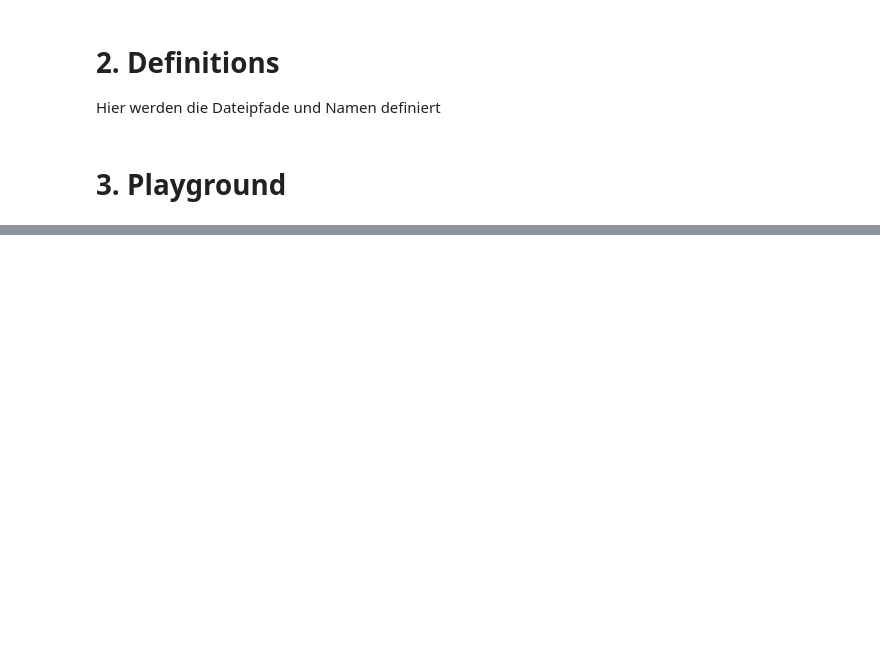
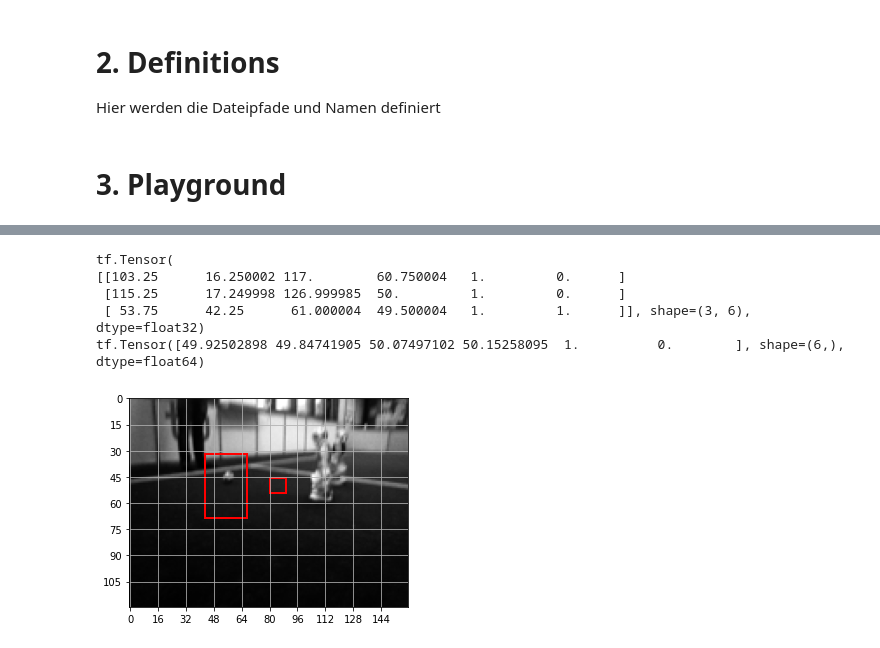
Before and after one commit to ThomasJaegerTJ/r2k-object-detection, a Jupyter notebook: src/multi_nao_playground.ipynb, the cells around one changed output, grey strips where cells are left out. Cells and saved outputs as stored; diff of their text form; code cells hidden in the pictures; blank space fills up the shorter version.

```diff
--- a/src/multi_nao_playground.ipynb
+++ b/src/multi_nao_playground.ipynb
@@ -113,0 +157,22 @@ for id, (img, lbl) in enumerate(testset):
+# %%
+csv_dir = '/home/david/workspace/hskl-robocupgermanopen-2021/ObjectDetection/data/datasets/ImageTagger/labels'
+labels = []
+csv_files = os.listdir(csv_dir)
+
+for i, file in enumerate(csv_files):
+    ds_name = os.path.splitext(file)[0]
+    csv_path = os.path.join(csv_dir, file)
+
+    examples = pd.read_csv(csv_path, index_col=None, header=0)
+    labels.append(examples[examples['class'] != 0])
+
+labels = pd.concat(labels, axis=0, ignore_index=True)
+labels['w'] = (labels['xmax'] - labels['xmin']) / 640
+labels['h'] = (labels['ymax'] - labels['ymin']) / 480
+avg_w_nao = labels[labels['class'] == 1]['w'].mean()
+avg_w_ball = labels[labels['class'] == 2]['w'].mean()
+avg_h_nao = labels[labels['class'] == 1]['h'].mean()
+avg_h_ball = labels[labels['class'] == 2]['h'].mean()
+print(labels)
+print('NAO: ' + str(avg_w_nao) + ', ' + str(avg_h_nao))
+print('BALL: ' + str(avg_w_ball) + ', ' + str(avg_h_ball))
@@ -113,0 +197,19 @@ for id, (img, lbl) in enumerate(testset):
+# %%
+testset = ds.load_tfrecord_dataset('../data/datasets/ImageTagger/records/test/test_1.record').map(lambda x,y: (x, util.preprocess_true_boxes(y, params.model.grid.shape))).batch(1).skip(15).take(1)
+
+for id, (img, lbl) in enumerate(testset):
+    pred = model.predict([img])
+    true_bboxes = util.postprocess_dataset_labels(lbl, params.dataset.image.size)
+    print(true_bboxes)
+    print(util.convert_to_corners(np.array([50.0, 50.0, avg_w_nao, avg_h_nao, 1, 0])))
+    anchors = [ util.convert_to_corners(np.array([55.0, 50.0, avg_w_nao * 160, avg_h_nao * 120, 1, 0])),
+                util.convert_to_corners(np.array([85.0, 50.0, avg_w_ball * 160, avg_h_ball * 120, 1, 0]))]
+    ax = vis.plot_image_with_grid(tf.squeeze(img), params.dataset.image.size, params.model.grid.shape)
+    vis.plot_bbox_list(ax, true_bbox_list=anchors)
+# %% [output]
+tf.Tensor(
+[[103.25      16.250002 117.        60.750004   1.         0.      ]
+ [115.25      17.249998 126.999985  50.         1.         0.      ]
+ [ 53.75      42.25      61.000004  49.500004   1.         1.      ]], shape=(3, 6), dtype=float32)
+tf.Tensor([49.92502898 49.84741905 50.07497102 50.15258095  1.          0.        ], shape=(6,), dtype=float64)
+[figure, added]
```
Also changed, not shown: parts of 9 cells of this notebook, 14 other files.
